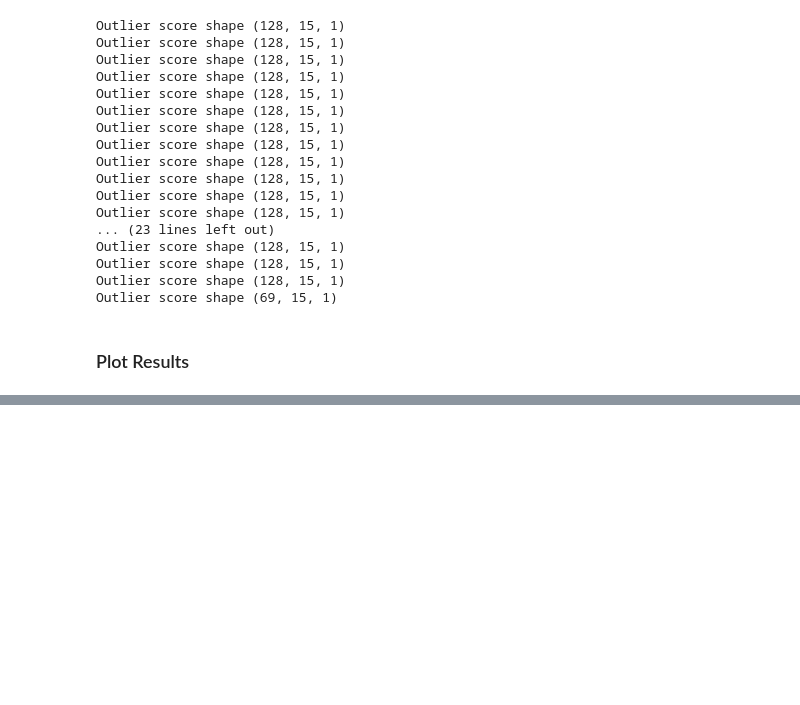
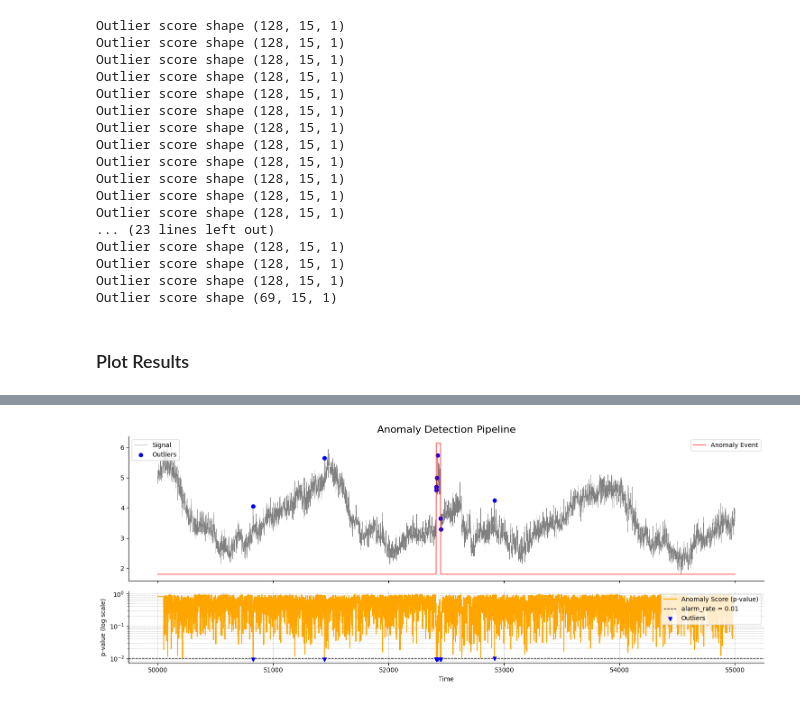
Before and after one commit to ibm-granite/granite-tsfm, a Jupyter notebook: notebooks/hfdemo/ttm_conformal_anomaly_detection.ipynb, the cells around one changed output, grey strips where cells are left out. Drawn from its saved outputs; the diff is of its cells as text; code cells hidden in the pictures; blank space fills up the shorter version.

```diff
--- a/notebooks/hfdemo/ttm_conformal_anomaly_detection.ipynb
+++ b/notebooks/hfdemo/ttm_conformal_anomaly_detection.ipynb
@@ -288,0 +249,48 @@ plt.show()
+# %%
+# Compute Outliers
+result["detections"] = (result["anomaly_score"] <= alarm_rate).astype(float)
+
+# Extract detection indices and values
+detected_idx = result.index[result["detections"] == 1.0]
+detected_vals_signal = result["x"][result["detections"] == 1.0]
+detected_vals_pvalue = result["anomaly_score"][result["detections"] == 1.0]
+
+
+####### Create plots ######
+fig, (ax1, ax2) = plt.subplots(2, 1, figsize=(15, 6), sharex=True, gridspec_kw={"height_ratios": [2, 1]})
+
+ax1b = ax1.twinx()
+
+# Plot 1: Signal + Outliers + Anomaly Events
+result.x.plot(ax=ax1, color="gray", linewidth=0.5, label="Signal")
+ax1.scatter(detected_idx, detected_vals_signal, color="blue", marker="o", label="Outliers", zorder=5)
+result.y.plot(ax=ax1b, color="red", linewidth=1.5, label="Anomaly Event", alpha=0.6)
+
+ax1.set_title("Anomaly Detection Pipeline", fontsize=16)
+ax1.legend(loc="upper left")
+ax1b.legend(loc="upper right")
+ax1b.set_yticks([])
+
+for s in ["top", "right"]:
+    ax1.spines[s].set_visible(False)
+    ax1b.spines[s].set_visible(False)
+
+# Plot 2: P-values + Ouliers
+result.anomaly_score.plot(ax=ax2, color="orange", label="Anomaly Score (p-value)")
+ax2.set_yscale("log")
+ax2.set_ylabel("p-value (log scale)")
+ax2.set_xlabel("Time")
+
+ax2.axhline(y=alarm_rate, color="black", linestyle="--", linewidth=1, label=f"alarm_rate = {alarm_rate}")
+ax2.scatter(detected_idx, detected_vals_pvalue, color="blue", marker="v", label="Outliers", zorder=5)
+
+ax2.legend(loc="upper right")
+ax2.grid(True, which="both", linestyle="--", linewidth=0.5)
+
+for s in ["top", "right"]:
+    ax2.spines[s].set_visible(False)
+
+plt.tight_layout()
+plt.show()
+# %% [output]
+[figure, added]
```
Also changed, not shown: parts of 1 cell of this notebook.
